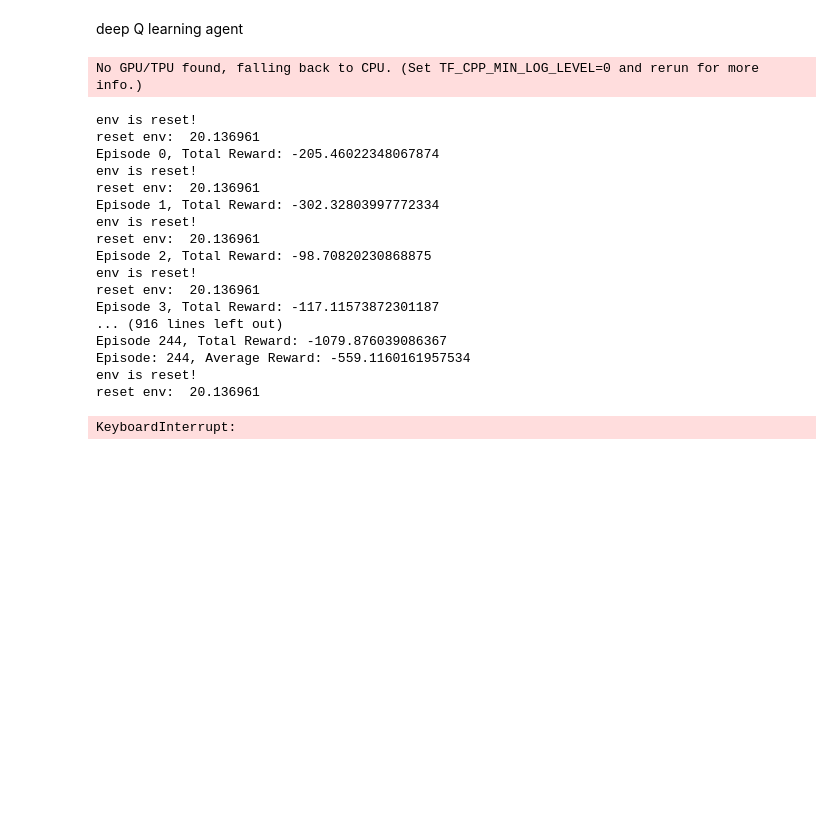
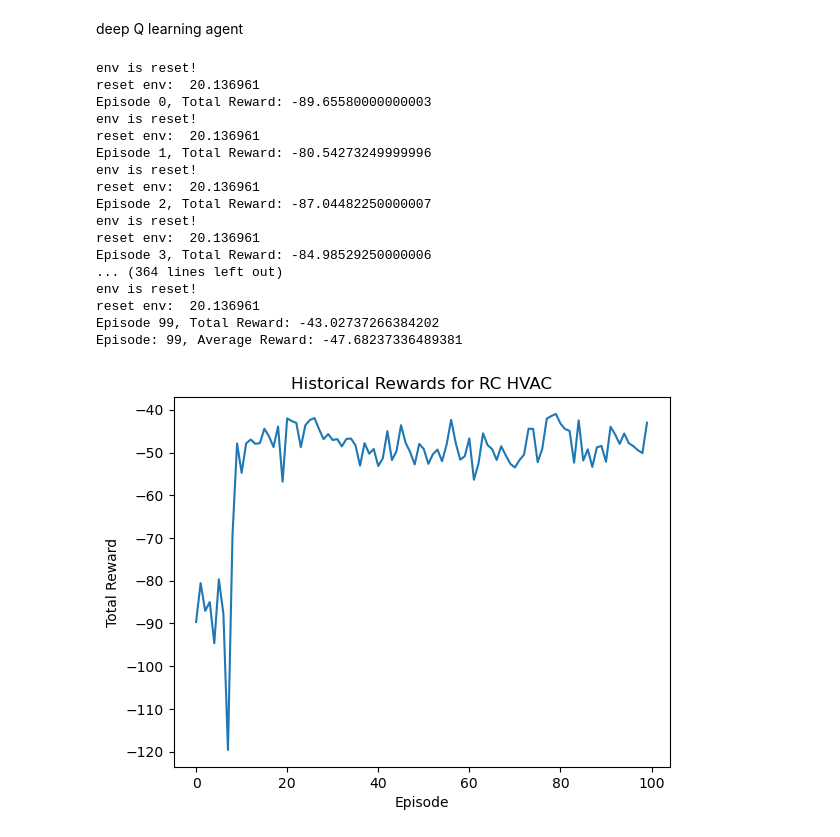
Before and after one commit to YangyangFu/dynax, a Jupyter notebook: resources/jax/drl/dqn-rc.ipynb, the cells around one changed output. Saved outputs shown, nothing was run; the diff lists cells and outputs as text; code cells hidden in the pictures; blank space fills up the shorter version.

```diff
--- a/resources/jax/drl/dqn-rc.ipynb
+++ b/resources/jax/drl/dqn-rc.ipynb
@@ -130,9 +130,9 @@ np.random.seed(seed)
 # Train the agent
 import env
 ts = 195*24*3600
-ndays = 7
+ndays = 1
 te = ndays*24*3600 + ts
-weights = [1., 1., 1.] # for energy cost, dT, du
+weights = [10., 1., 0.] # for energy cost, dT, du
 cop = 1.0
 
 env = gym.make("R4C3Discrete-v0",
@@ -152,13 +152,13 @@ env = gym.make("R4C3Discrete-v0",
 
 state_dim = env.observation_space.shape[0]
 action_dim = env.action_space.n
+learning_rate = 1e-04
+agent = DQNAgent(state_dim, action_dim, learning_rate=learning_rate, gamma=0.99, epsilon=1.0, epsilon_decay=0.98, epsilon_min=0.05, batch_size=128)
 
-agent = DQNAgent(state_dim, action_dim, learning_rate=0.001, gamma=0.99, epsilon=1.0, epsilon_decay=0.99, epsilon_min=0.01, batch_size=128)
-
-n_episodes = 500
+n_episodes = 100
 reward_history = []
 reward_threshold=175 # env.spec.reward_threshold
-solved_window = 50
+solved_window = 20
 
 for episode in range(n_episodes):
     state, _ = env.reset(seed=0)
@@ -172,51 +172,50 @@ for episode in range(n_episodes):
         action = agent.act(state)
         next_state, reward, done, _, _ = env.step(action)
         next_state = jnp.array(next_state, dtype=jnp.float32)
 
         agent.remember(state, action, reward, next_state, done)
         agent.replay()
 
         state = next_state
         total_reward += reward
 
     reward_history.append(total_reward)
     print(f"Episode {episode}, Total Reward: {total_reward}")
 
     # stop training if average reward reaches requirement
     # Calculate the average reward over the last 'solved_window' episodes
     if episode >= solved_window:
         avg_reward = np.mean(reward_history[-solved_window:])
         print(f'Episode: {episode}, Average Reward: {avg_reward}')
 
         if avg_reward >= reward_threshold:
             print(f"RC control solved in {episode} episodes!")
             break
 
 # Plot the historical rewards
 plt.plot(reward_history)
 plt.xlabel("Episode")
 plt.ylabel("Total Reward")
 plt.title("Historical Rewards for RC HVAC")
 plt.show()
 # %% [output]
-No GPU/TPU found, falling back to CPU. (Set TF_CPP_MIN_LOG_LEVEL=0 and rerun for more info.)
+env is reset!
+reset env:  20.136961
+Episode 0, Total Reward: -89.65580000000003
+env is reset!
+reset env:  20.136961
+Episode 1, Total Reward: -80.54273249999996
+env is reset!
+reset env:  20.136961
+Episode 2, Total Reward: -87.04482250000007
+env is reset!
+reset env:  20.136961
+Episode 3, Total Reward: -84.98529250000006
+... (364 lines left out)
+env is reset!
+reset env:  20.136961
+Episode 99, Total Reward: -43.02737266384202
+Episode: 99, Average Reward: -47.68237336489381
-env is reset!
-reset env:  20.136961
-Episode 0, Total Reward: -205.46022348067874
-env is reset!
-reset env:  20.136961
-Episode 1, Total Reward: -302.32803997772334
-env is reset!
-reset env:  20.136961
-Episode 2, Total Reward: -98.70820230868875
-env is reset!
-reset env:  20.136961
-Episode 3, Total Reward: -117.11573872301187
-... (916 lines left out)
-Episode 244, Total Reward: -1079.876039086367
-Episode: 244, Average Reward: -559.1160161957534
-env is reset!
-reset env:  20.136961
-KeyboardInterrupt:
+[figure, added]
 # %%
 # plot training
```
Also changed, not shown: parts of 5 cells of this notebook, 19 other files.
